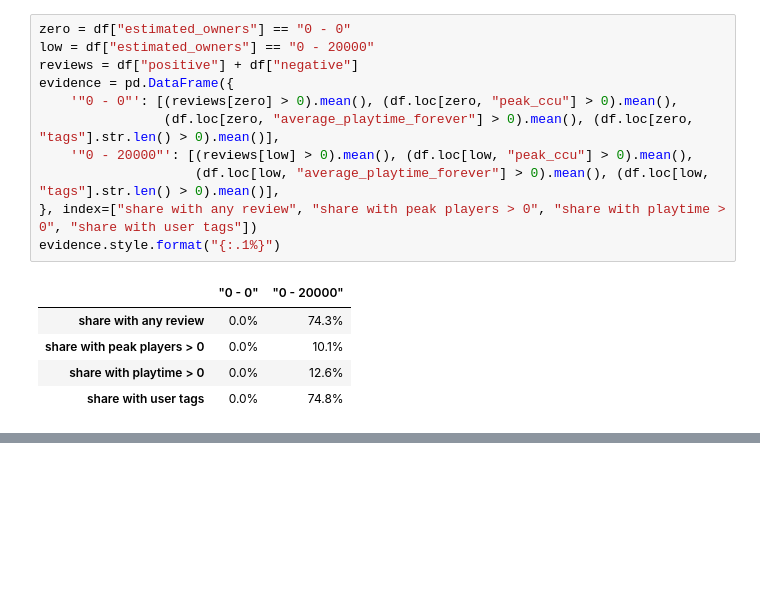
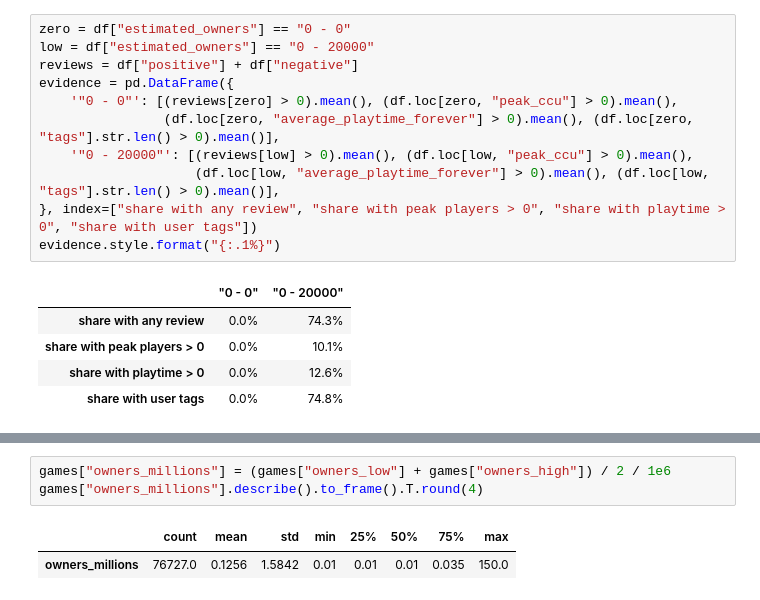
Before and after one commit to Hong5078/vgSaleAnalysis, a Jupyter notebook: new_analysis/notebooks/01_preprocessing_and_transformation.ipynb, the cells around one changed output, grey strips where cells are left out. Drawn from its saved outputs; the diff is of its cells as text; blank space fills up the shorter version.

```diff
--- a/new_analysis/notebooks/01_preprocessing_and_transformation.ipynb
+++ b/new_analysis/notebooks/01_preprocessing_and_transformation.ipynb
@@ -731,0 +339,6 @@ Notebook 2 examines the resulting data before modeling.
+# %%
+games["owners_millions"] = (games["owners_low"] + games["owners_high"]) / 2 / 1e6
+games["owners_millions"].describe().to_frame().T.round(4)
+# %% [output]
+|  | count | mean | std | min | 25% | 50% | 75% | max |
+| owners_millions | 76727.0 | 0.1256 | 1.5842 | 0.01 | 0.01 | 0.01 | 0.035 | 150.0 |
```
Also changed, not shown: parts of 53 cells of this notebook, 50 other files.
